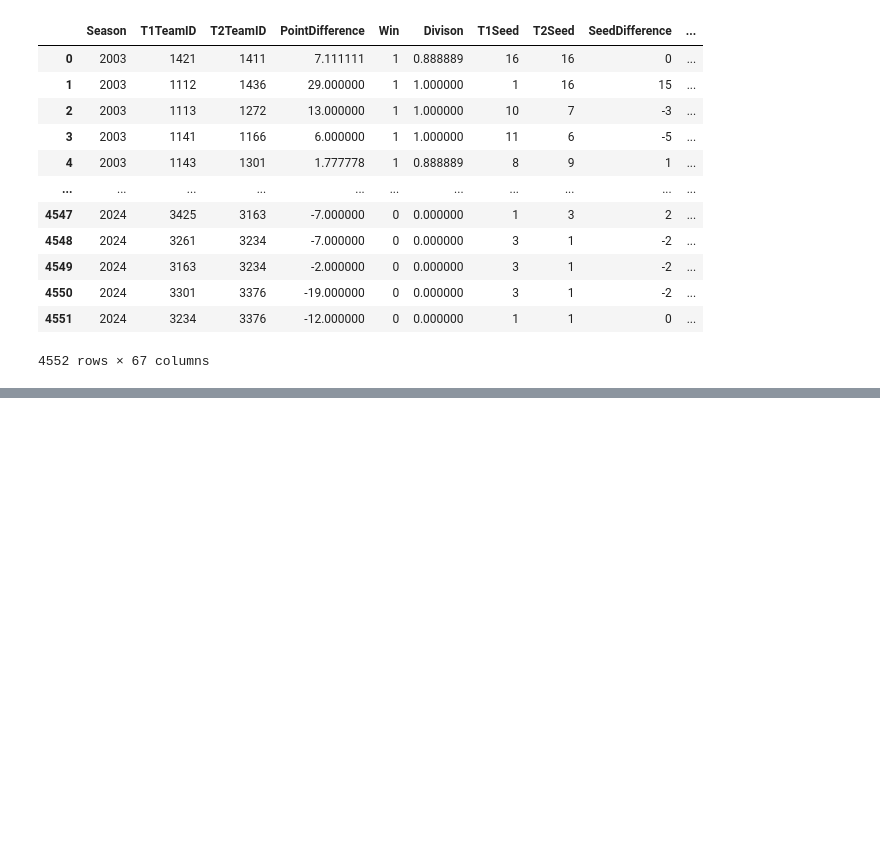
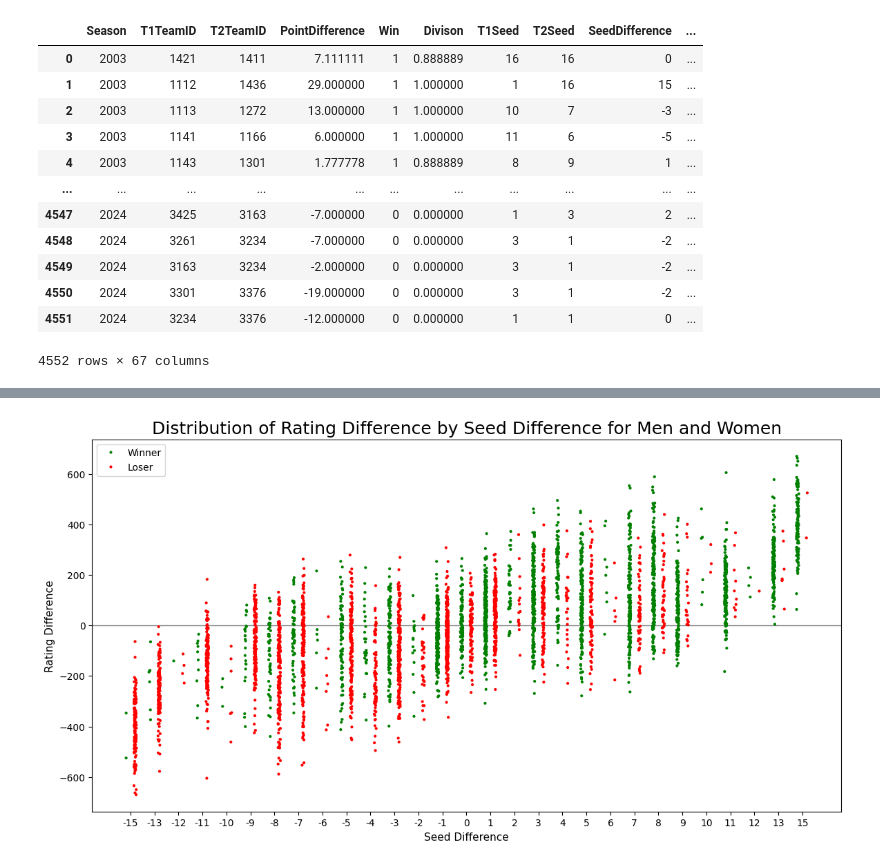
Before and after one commit to jamie07262/INFO-3608-PROJECT, a Jupyter notebook: New_Data_Processor.ipynb, the cells around one changed output, grey strips where cells are left out. Cells and saved outputs as stored; diff of their text form; code cells hidden in the pictures; blank space fills up the shorter version.

```diff
--- a/New_Data_Processor.ipynb
+++ b/New_Data_Processor.ipynb
@@ -427,0 +540,29 @@ tourneyData
+# %%
+#Strip Plot for Distribution of Rating Difference by Seed Difference for Men and Women
+tourneyData['WinLabel'] = tourneyData['Win'].map({1: 'Winner', 0: 'Loser'})
+
+plt.figure(figsize=(14, 7))
+
+palette = {'Winner': 'green', 'Loser': 'red'}
+
+sb.stripplot(
+    data=tourneyData,
+    y='RatingDifference',
+    x='SeedDifference',
+    hue='WinLabel',
+    palette=palette,
+    dodge=True,
+    size=3
+)
+
+plt.axhline(0, color='gray', lw=1)
+
+plt.xlabel('Seed Difference', fontsize=11)
+plt.ylabel('Rating Difference', fontsize=11)
+plt.title('Distribution of Rating Difference by Seed Difference for Men and Women', fontsize=18)
+
+plt.margins(x=0.05)
+plt.legend()
+plt.show()
+# %% [output]
+[figure, added]
```
Also changed, not shown: parts of 8 cells of this notebook.
